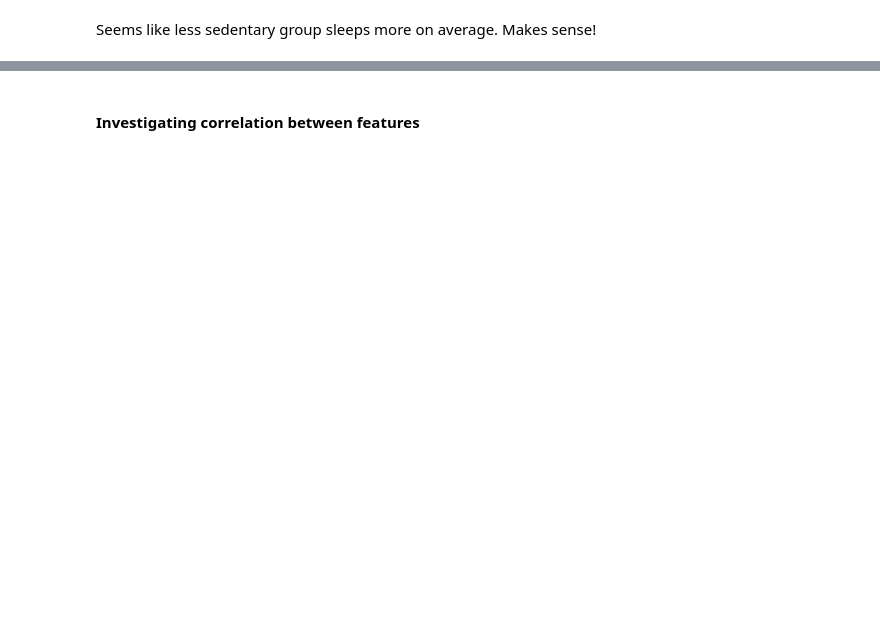
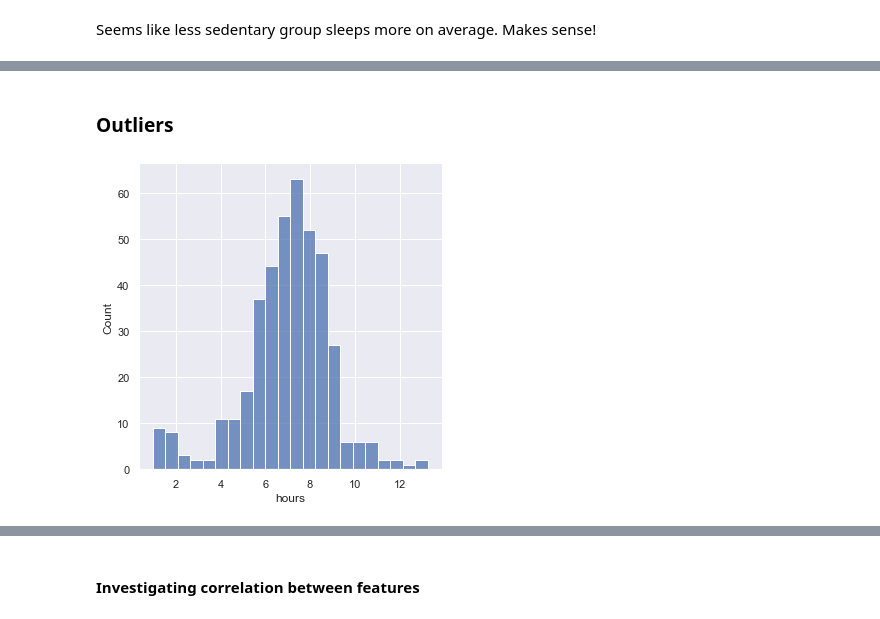
Before and after one commit to onderakacik/FitbitAnalysis, a Jupyter notebook: Final_Project.ipynb, the cells around one changed output, grey strips where cells are left out. Drawn from its saved outputs; the diff is of its cells as text; code cells hidden in the pictures; blank space fills up the shorter version.

```diff
--- a/Final_Project.ipynb
+++ b/Final_Project.ipynb
@@ -459,0 +496,6 @@ Seems like less sedentary group sleeps more on average. Makes sense!
+# %% [markdown]
+### Outliers
+# %%
+sns.displot(data=sleepDay, x='hours');
+# %% [output]
+[figure, added]
```
Also changed, not shown: parts of 59 cells of this notebook.
